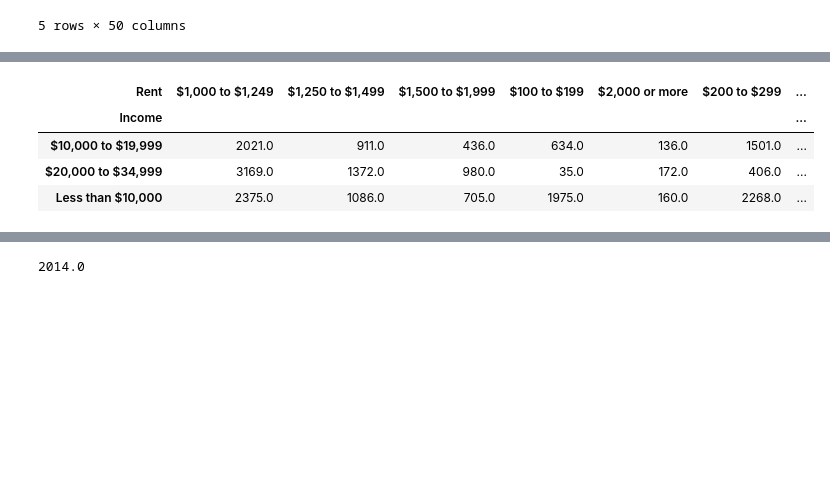
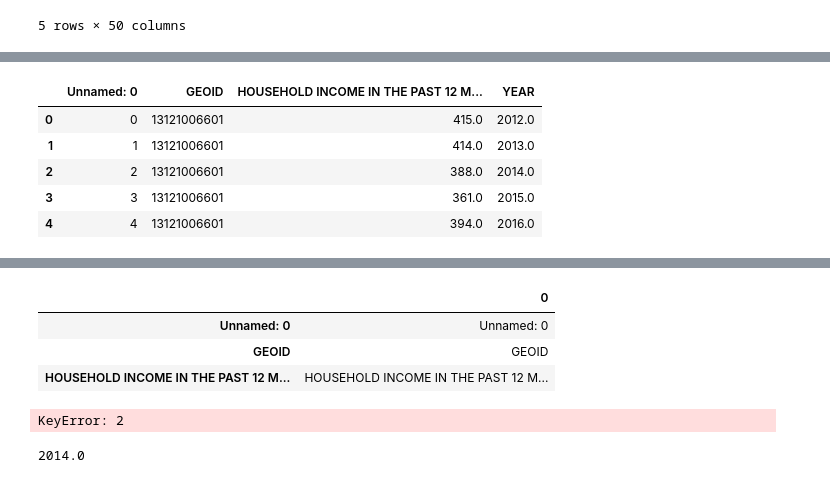
Before and after one commit to anovas2/AAHA, a Jupyter notebook: Testing0729.ipynb, the cells around one changed output, grey strips where cells are left out. Drawn from its saved outputs; the diff is of its cells as text; code cells hidden in the pictures; blank space fills up the shorter version.

```diff
--- a/Testing0729.ipynb
+++ b/Testing0729.ipynb
@@ -75,7 +75,7 @@ def getcensustables(table):
 tablestoloadcsv = pd.read_csv('data/tablestopull.csv')
 tablestoload = tablestoloadcsv['Tables'].tolist()
 
-tablestoload = ['B19013','B01003','B11001', 'B25064', 'B25074','B25063', 'B25061','B25056']
+tablestoload = ['B19013','B01003','B11001', 'B25064', 'B25074','B25063', 'B25061','B25056','B00002','B25001','B25122']
 
 #Allvariables Table
 allvariablescsv = pd.read_csv('data/allvariables.csv')
@@ -555,6 +558,8 @@ display(hhbyincome.head())
 #Example Usage of Occupancy Over Time
 
 hhbyincome = alltables['B25122']
+
+display(hhbyincome.head())
 
 hhbyincome = hhbyincome.groupby('YEAR').sum()
 #occupancytable['Percent_Occupied'] = (occupancytable['OCCUPANCY STATUS_Estimate!!Total!!Occupied'] / occupancytable['OCCUPANCY STATUS_Estimate!!Total'])*100
@@ -569,37 +574,38 @@ hhbyincome = hhbyincome.transpose()
 
 #hhbyincome = hhbyincome[2012.0]
 
 hhbyincome['YEAR'] = hhbyincome.index
 
-#display(hhbyincome)
+display(hhbyincome)
 
 split1 = hhbyincome['YEAR'].str.split('(in 2016 inflation-adjusted dollars)', expand=True)
 
-#display(split1)
+display(split1)
 
 split2 = split1[2].str.split('!!', expand=True)
 
 #display(split2)
 
 hhbyincome['Income'] = split2[1]
 hhbyincome['Rent'] = split2[3]
 
 hhbyincome.drop(columns='YEAR')
 
 
 
 hhbyincome = hhbyincome[[2012.0,'Income','Rent']]
 
 #display(hhbyincome)
 hhbyincome = hhbyincome.dropna(axis=0, how='any')
 #display(hhbyincome)
 # display(hhbyincome.pivot(index=hhbyincome['Income'], columns=hhbyincome['Rent Change'], values=hhbyincome[2012.0]))
 
 pd.crosstab(index=hhbyincome.iloc[:,1], columns=hhbyincome.iloc[:,2],
                   values=hhbyincome.iloc[:,0], aggfunc='sum')
 # %% [output]
-| Rent | $1,000 to $1,249 | $1,250 to $1,499 | $1,500 to $1,999 | $100 to $199 | $2,000 or more | $200 to $299 | ... |
-| Income |  |  |  |  |  |  | ... |
-| $10,000 to $19,999 | 2021.0 | 911.0 | 436.0 | 634.0 | 136.0 | 1501.0 | ... |
-| $20,000 to $34,999 | 3169.0 | 1372.0 | 980.0 | 35.0 | 172.0 | 406.0 | ... |
-| Less than $10,000 | 2375.0 | 1086.0 | 705.0 | 1975.0 | 160.0 | 2268.0 | ... |
+|  | Unnamed: 0 | GEOID | HOUSEHOLD INCOME IN THE PAST 12 M... | YEAR |
+| 0 | 0 | 13121006601 | 415.0 | 2012.0 |
+| 1 | 1 | 13121006601 | 414.0 | 2013.0 |
+| 2 | 2 | 13121006601 | 388.0 | 2014.0 |
+| 3 | 3 | 13121006601 | 361.0 | 2015.0 |
+| 4 | 4 | 13121006601 | 394.0 | 2016.0 |
@@ -606,3 +616,8 @@ pd.crosstab(index=hhbyincome.iloc[:,1], columns=hhbyincome.iloc[:,2],
+|  | 0 |
+| Unnamed: 0 | Unnamed: 0 |
+| GEOID | GEOID |
+| HOUSEHOLD INCOME IN THE PAST 12 M... | HOUSEHOLD INCOME IN THE PAST 12 M... |
+KeyError: 2
 # %%
 #Example Usage of Occupancy Over Time
 
```
Also changed, not shown: parts of 7 cells of this notebook, 2 other files.
